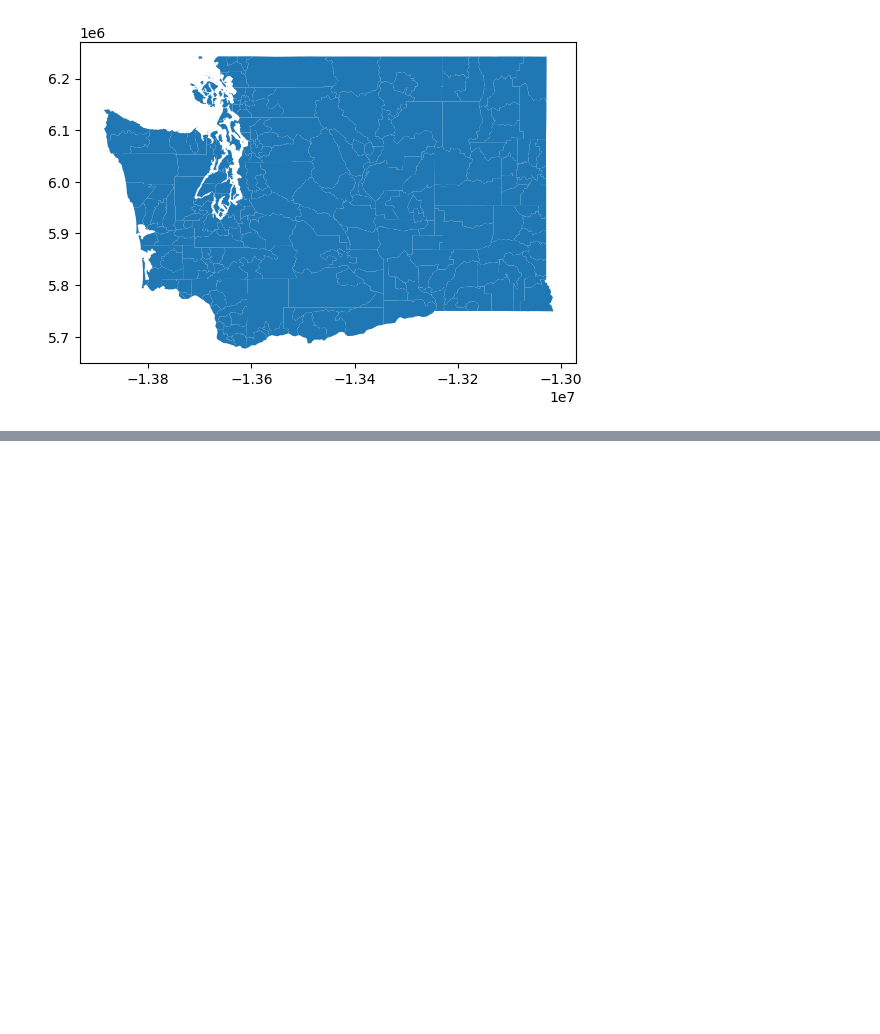
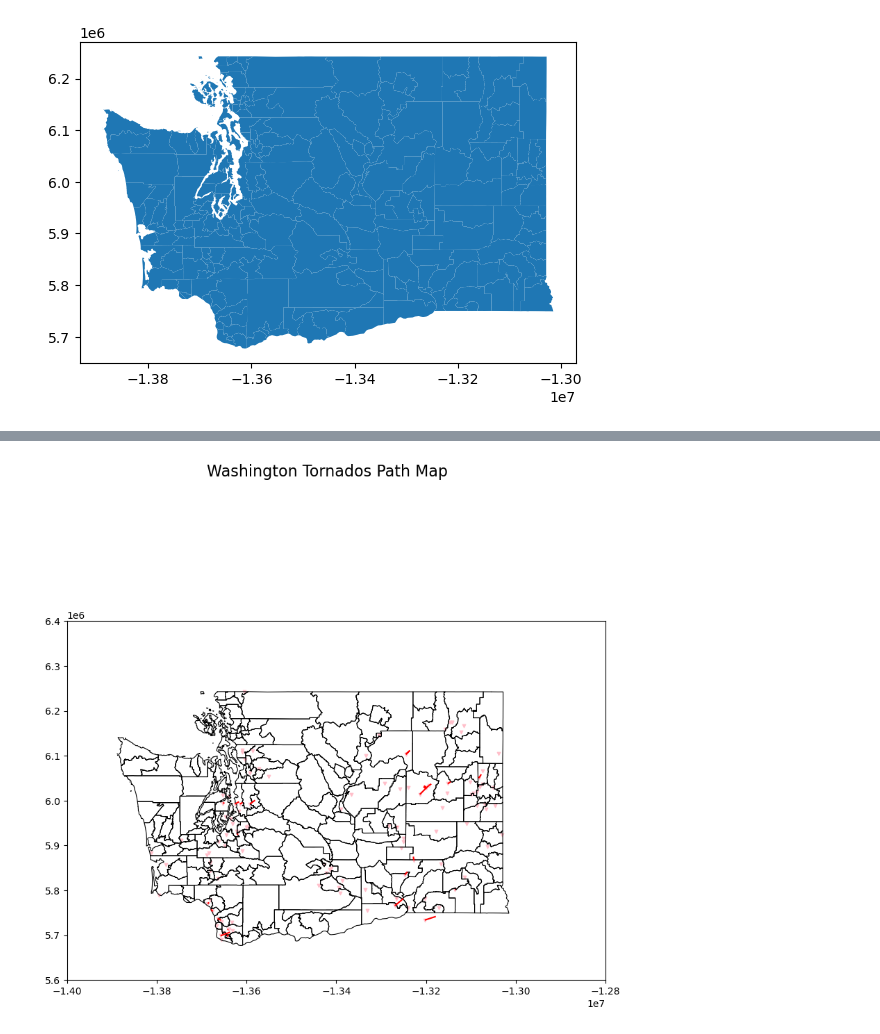
Before and after one commit to speedrun-program/cs445, a Jupyter notebook: lab4/jack_lab4.ipynb, the cells around one changed output, grey strips where cells are left out. Drawn from its saved outputs; the diff is of its cells as text; code cells hidden in the pictures; blank space fills up the shorter version.

```diff
--- a/lab4/jack_lab4.ipynb
+++ b/lab4/jack_lab4.ipynb
@@ -136,0 +139,2 @@ plt.show()
+# %%
+tornado_paths = geopandas.read_file("data/tornado_path_initpoint")
@@ -136,0 +151,20 @@ plt.show()
+# %%
+tornado_paths = tornado_paths.to_crs("EPSG:3395")
+
+washington_twister_paths = tornado_paths[tornado_paths["st"] == "WA"]
+
+fig = plt.figure(1, figsize=(10,10))
+ax = fig.add_subplot()
+
+ax.set_xlim(-14000000, -12800000)
+ax.set_ylim(5600000, 6400000)
+
+fig.suptitle('Washington Tornados Path Map', fontsize=16)
+
+washington_map.boundary.plot(ax=ax, color='black', linewidth=.8)
+washington_twisters.plot(ax=ax, color='pink', marker='v', markersize=10)
+washington_twister_paths.plot(ax=ax, color='red')
+
+plt.show()
+# %% [output]
+[figure, added]
```
Also changed, not shown: parts of 7 cells of this notebook.
